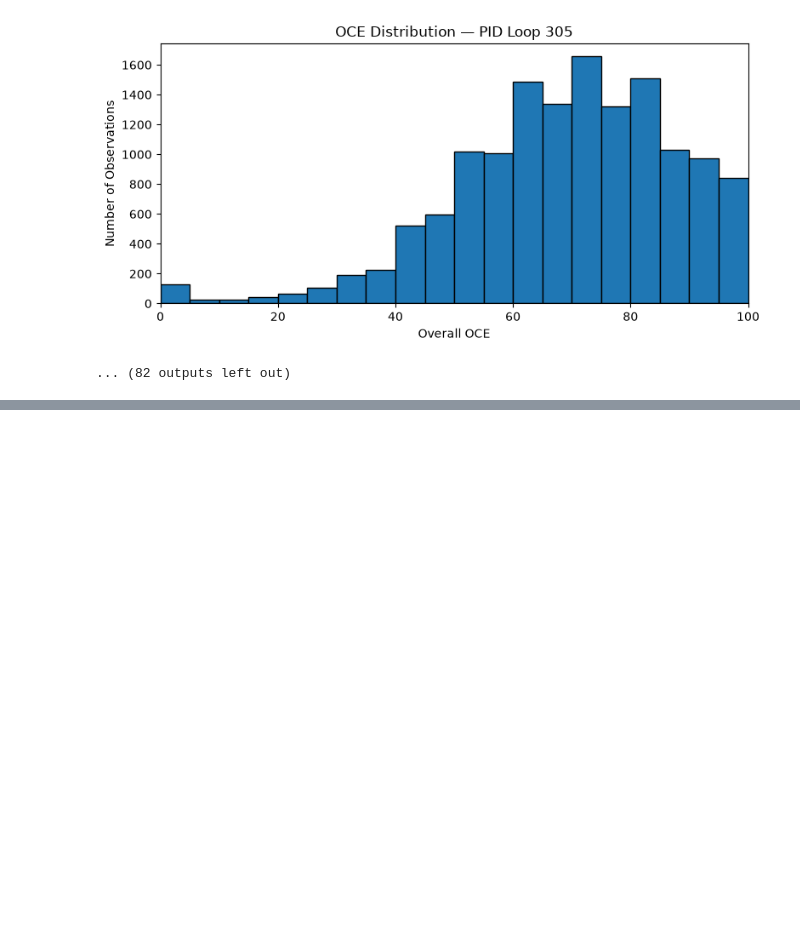
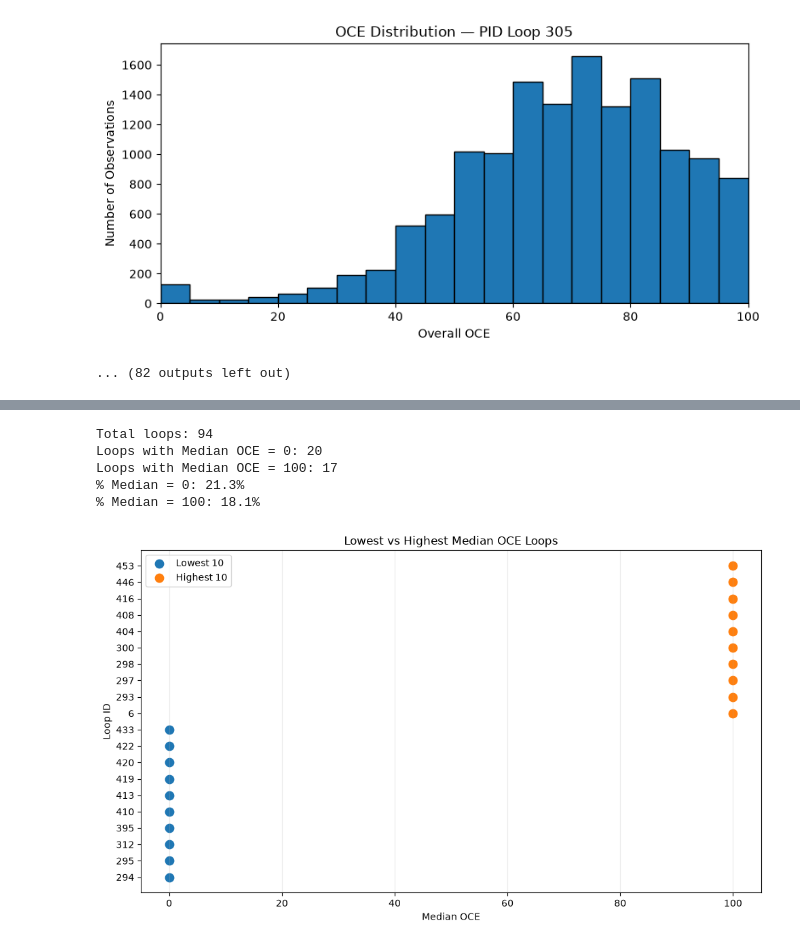
Before and after one commit to DataByThinh/control-station, a Jupyter notebook: notebooks/eda.ipynb, the cells around one changed output, grey strips where cells are left out. Cells and saved outputs as stored; diff of their text form; code cells hidden in the pictures; blank space fills up the shorter version.

```diff
--- a/notebooks/eda.ipynb
+++ b/notebooks/eda.ipynb
@@ -968,0 +834,51 @@ display(
+# %%
+total_loops = len(loop_median)
+
+median_zero = (loop_median["Median_OCE"] == 0).sum()
+median_100 = (loop_median["Median_OCE"] == 100).sum()
+
+print("Total loops:", total_loops)
+print("Loops with Median OCE = 0:", median_zero)
+print("Loops with Median OCE = 100:", median_100)
+
+print(
+    f"% Median = 0: {median_zero / total_loops * 100:.1f}%"
+)
+
+print(
+    f"% Median = 100: {median_100 / total_loops * 100:.1f}%"
+)
+# %% [output]
+Total loops: 94
+Loops with Median OCE = 0: 20
+Loops with Median OCE = 100: 17
+% Median = 0: 21.3%
+% Median = 100: 18.1%
+# %%
+extreme_loops = pd.concat([
+    lowest_median_loops.assign(Group="Lowest 10"),
+    highest_median_loops.assign(Group="Highest 10")
+])
+
+plt.figure(figsize=(10, 6))
+
+for group in ["Lowest 10", "Highest 10"]:
+    temp = extreme_loops[extreme_loops["Group"] == group]
+
+    plt.scatter(
+        temp["Median_OCE"],
+        temp["LoopId"].astype(str),
+        s=80,
+        label=group
+    )
+
+plt.xlabel("Median OCE")
+plt.ylabel("Loop ID")
+plt.title("Lowest vs Highest Median OCE Loops")
+
+plt.legend()
+plt.grid(axis="x", alpha=0.25)
+plt.tight_layout()
+plt.show()
+# %% [output]
+[figure, added]
```
Also changed, not shown: parts of 9 cells of this notebook.
